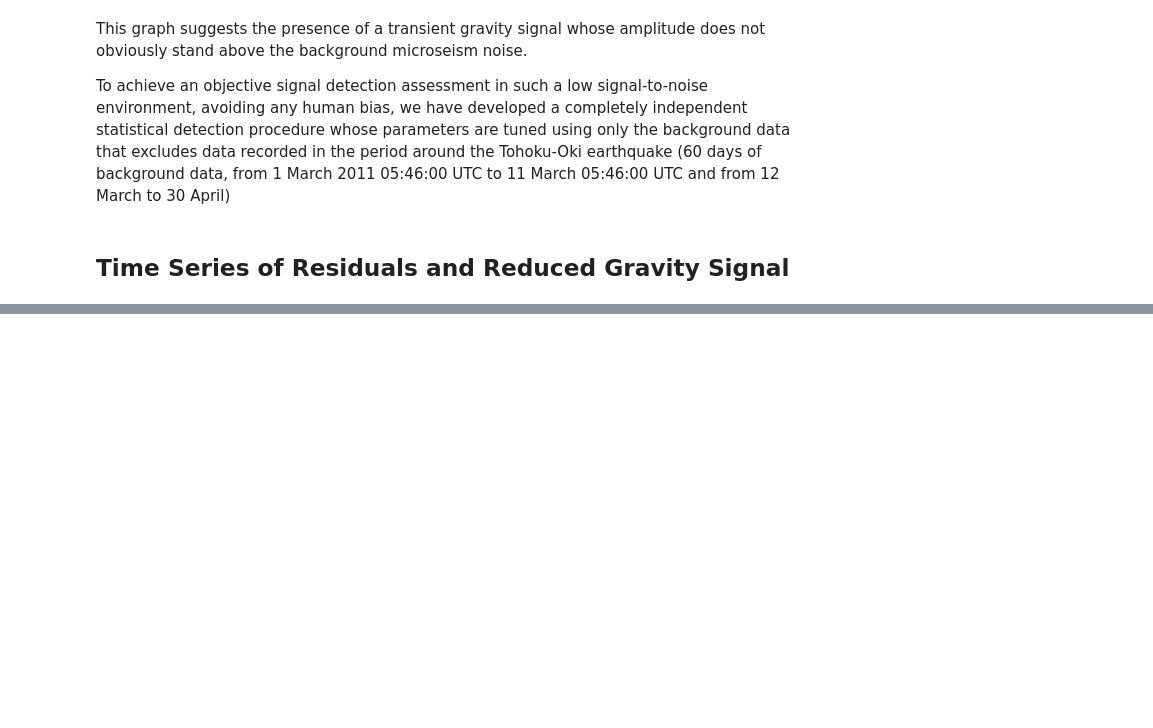
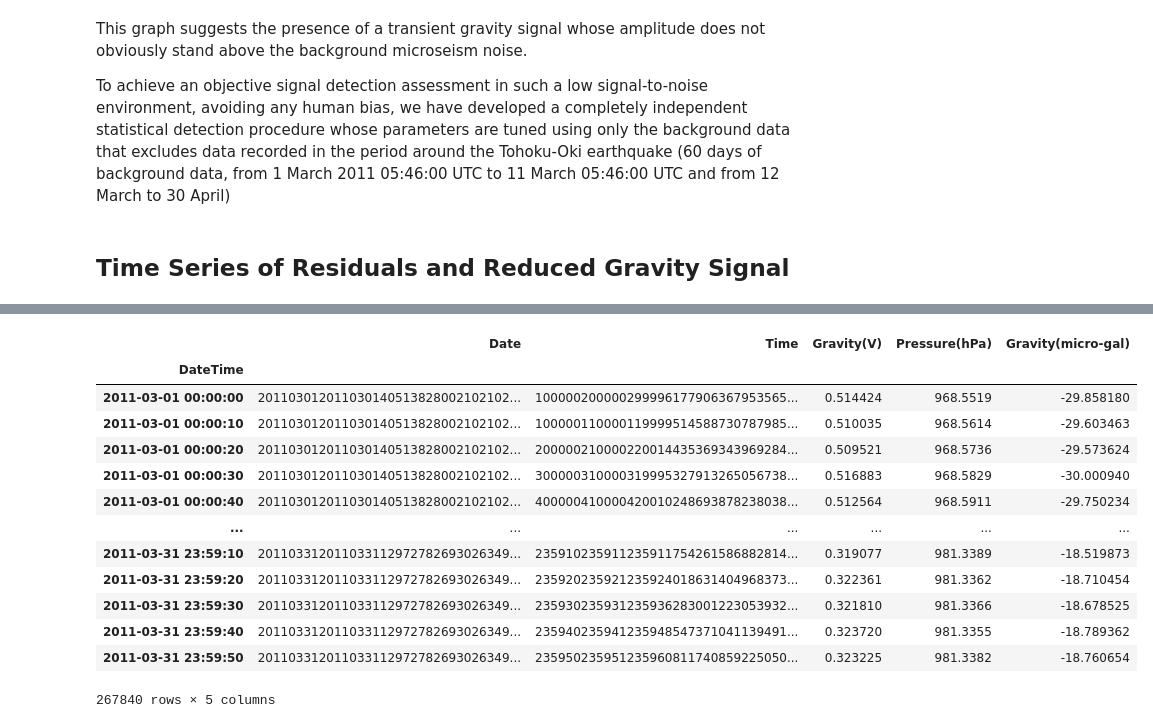
Before and after one commit to GPGN-268/SP2024-FP05-gravity, a Jupyter notebook: notebooks/tohoku-oki_gravity_plots.ipynb, the cells around one changed output, grey strips where cells are left out. Drawn from its saved outputs; the diff is of its cells as text; code cells hidden in the pictures; blank space fills up the shorter version.

```diff
--- a/notebooks/tohoku-oki_gravity_plots.ipynb
+++ b/notebooks/tohoku-oki_gravity_plots.ipynb
@@ -84,3 +107,20 @@ To achieve an objective signal detection assessment in such a low signal-to-nois
+# %%
+df_decimated
+# %% [output]
+|  | Date | Time | Gravity(V) | Pressure(hPa) | Gravity(micro-gal) |
+| DateTime |  |  |  |  |  |
+| 2011-03-01 00:00:00 | 201103012011030140513828002102102... | 100000200000299996177906367953565... | 0.514424 | 968.5519 | -29.858180 |
+| 2011-03-01 00:00:10 | 201103012011030140513828002102102... | 100000110000119999514588730787985... | 0.510035 | 968.5614 | -29.603463 |
+| 2011-03-01 00:00:20 | 201103012011030140513828002102102... | 200000210000220014435369343969284... | 0.509521 | 968.5736 | -29.573624 |
+| 2011-03-01 00:00:30 | 201103012011030140513828002102102... | 300000310000319995327913265056738... | 0.516883 | 968.5829 | -30.000940 |
+| 2011-03-01 00:00:40 | 201103012011030140513828002102102... | 400000410000420010248693878238038... | 0.512564 | 968.5911 | -29.750234 |
+| ... | ... | ... | ... | ... | ... |
+| 2011-03-31 23:59:10 | 201103312011033112972782693026349... | 235910235911235911754261586882814... | 0.319077 | 981.3389 | -18.519873 |
+| 2011-03-31 23:59:20 | 201103312011033112972782693026349... | 235920235921235924018631404968373... | 0.322361 | 981.3362 | -18.710454 |
+| 2011-03-31 23:59:30 | 201103312011033112972782693026349... | 235930235931235936283001223053932... | 0.321810 | 981.3366 | -18.678525 |
+| 2011-03-31 23:59:40 | 201103312011033112972782693026349... | 235940235941235948547371041139491... | 0.323720 | 981.3355 | -18.789362 |
+| 2011-03-31 23:59:50 | 201103312011033112972782693026349... | 235950235951235960811740859225050... | 0.323225 | 981.3382 | -18.760654 |
+267840 rows × 5 columns
 # %%
 # Convert the 'Date' and 'Time' columns to datetime and set them as the index
 #df['DateTime'] = pd.to_datetime(df['Date'] + ' ' + df['Time'], format='%Y%m%d %H%M%S')
```
Also changed, not shown: parts of 3 cells of this notebook.
